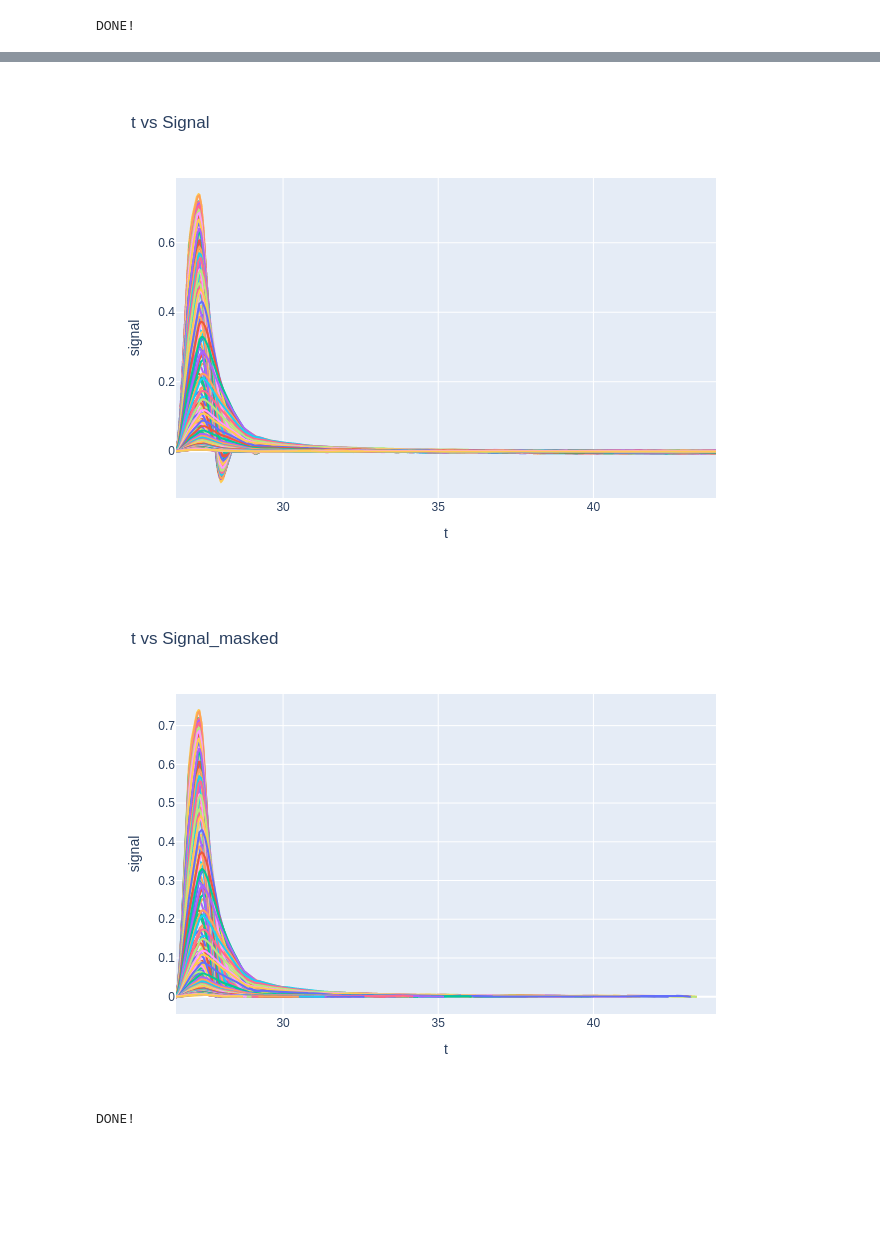
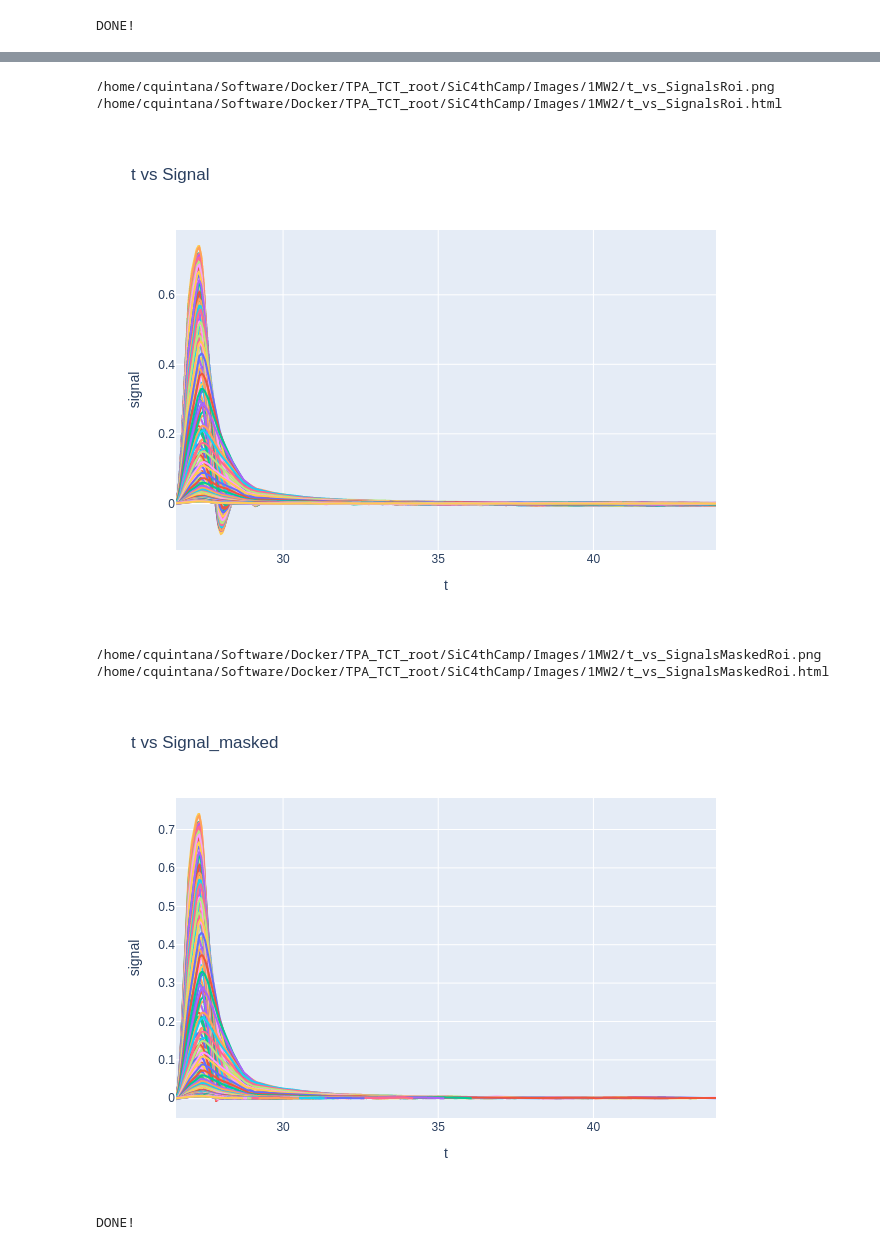
Before and after one commit to cristianqse-hub/TPA-TCT_analysis, a Jupyter notebook: analysis4camp_notebook.ipynb, the cells around one changed output, grey strips where cells are left out. Drawn from its saved outputs; the diff is of its cells as text; code cells hidden in the pictures; blank space fills up the shorter version.

Commit message:
Up to z0 corrections - working on plot WFs

```diff
--- a/analysis4camp_notebook.ipynb
+++ b/analysis4camp_notebook.ipynb
@@ -257,3 +263,5 @@ for _rp in root_files:
 print("DONE!")
 # %% [output]
 DONE!
+# %%
+show_file = root_files[1]
@@ -260,30 +270,34 @@ DONE!
 # %%
 # Print ROI signals
 plot_root_param_xy(
     out_dir=IMG_Path_1MW2,
     out_name="t_vs_SignalsRoi",
-    root_files=[root_files[0]],
+    root_files=[show_file],
     x_param="Signal:t",
     y_param="Signal:signals",
     labels=["t vs Signal", "t", "signal"],
     show=True,
     style="line",
 )
 
 # Print ROI signals
 plot_root_param_xy(
     out_dir=IMG_Path_1MW2,
     out_name="t_vs_SignalsMaskedRoi",
-    root_files=[root_files[0]],
+    root_files=[show_file],
     x_param="Signal:t",
     y_param="Signal:signals_masked",
     labels=["t vs Signal_masked", "t", "signal"],
     show=True,
     style="line",
 )
 
 print("DONE!")
 # %% [output]
+/home/cquintana/Software/Docker/TPA_TCT_root/SiC4thCamp/Images/1MW2/t_vs_SignalsRoi.png
+/home/cquintana/Software/Docker/TPA_TCT_root/SiC4thCamp/Images/1MW2/t_vs_SignalsRoi.html
 [figure]
+/home/cquintana/Software/Docker/TPA_TCT_root/SiC4thCamp/Images/1MW2/t_vs_SignalsMaskedRoi.png
+/home/cquintana/Software/Docker/TPA_TCT_root/SiC4thCamp/Images/1MW2/t_vs_SignalsMaskedRoi.html
-[figure, old version]
+[figure, new version]
-DONE!
+DONE!
```
Also changed, not shown: parts of 14 cells of this notebook, 3 other files.
